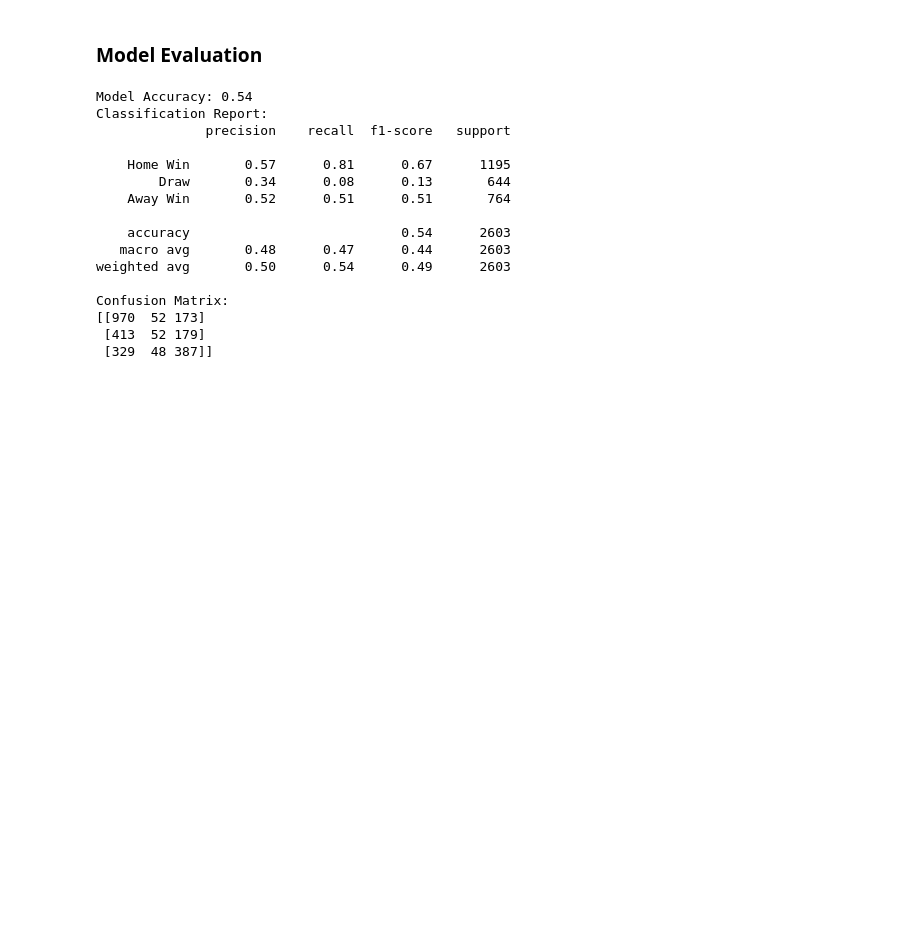
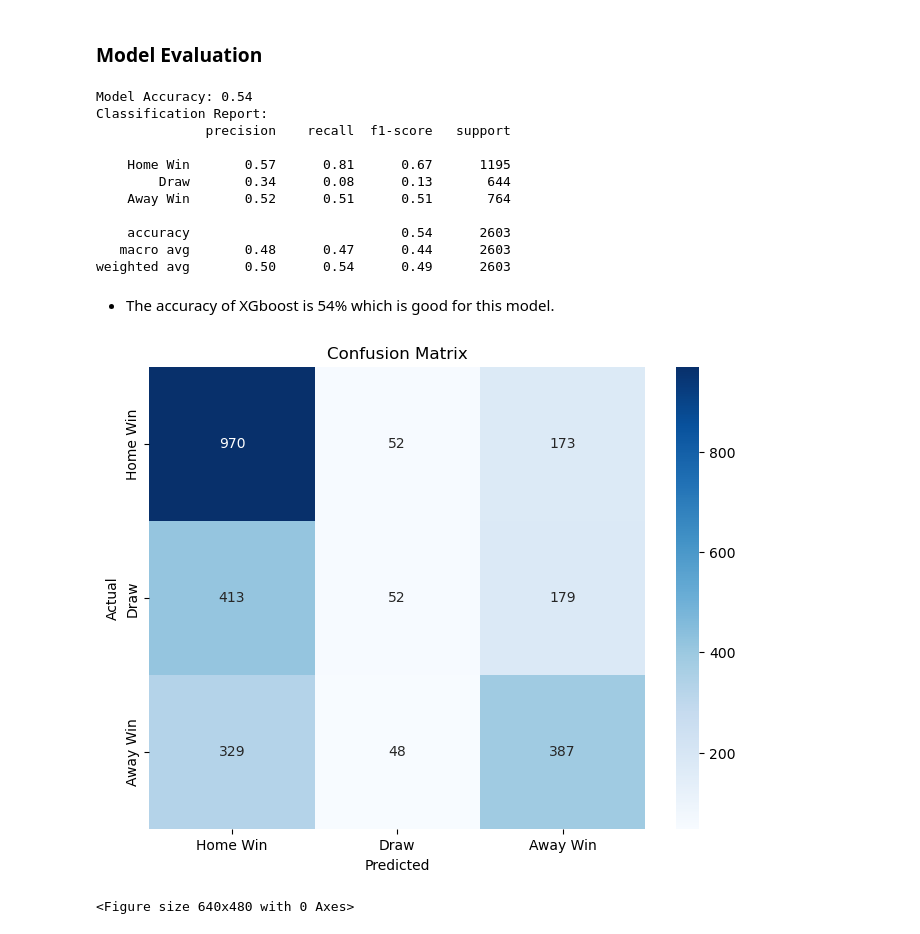
Before and after one commit to SirIan71/SIRIAN, a Jupyter notebook: odds_base_model.ipynb, the cells around one changed output. Drawn from its saved outputs; the diff is of its cells as text; code cells hidden in the pictures; blank space fills up the shorter version.

Commit message:
XGboost Model

```diff
--- a/odds_base_model.ipynb
+++ b/odds_base_model.ipynb
@@ -384,8 +384,6 @@ accuracy = accuracy_score(y_test, y_pred)
 print(f"Model Accuracy: {accuracy:.2f}")
 print("Classification Report:")
 print(classification_report(y_test, y_pred, target_names=['Home Win', 'Draw', 'Away Win']))
-print("Confusion Matrix:")
-print(confusion_matrix(y_test, y_pred))
 # %% [output]
 Model Accuracy: 0.54
 Classification Report:
@@ -398,8 +396,23 @@ Classification Report:
     accuracy                           0.54      2603
    macro avg       0.48      0.47      0.44      2603
 weighted avg       0.50      0.54      0.49      2603
-
-Confusion Matrix:
-[[970  52 173]
- [413  52 179]
- [329  48 387]]
+# %% [markdown]
+ - The accuracy of XGboost is 54% which is good for this model.
+# %%
+# create a confusion matrix image
+import seaborn as sns
+import matplotlib.pyplot as plt
+conf_matrix = confusion_matrix(y_test, y_pred)
+plt.figure(figsize=(8, 6))
+sns.heatmap(conf_matrix, annot=True, fmt='d', cmap='Blues',
+            xticklabels=['Home Win', 'Draw', 'Away Win'],
+            yticklabels=['Home Win', 'Draw', 'Away Win'])
+plt.title('Confusion Matrix')
+plt.xlabel('Predicted')
+plt.ylabel('Actual')
+plt.show()
+# save the confusion matrix as an image
+plt.savefig('confusion_matrix_XG.png')
+# %% [output]
+[figure, added]
+<Figure size 640x480 with 0 Axes>
```
Also changed, not shown: parts of 1 cell of this notebook.
